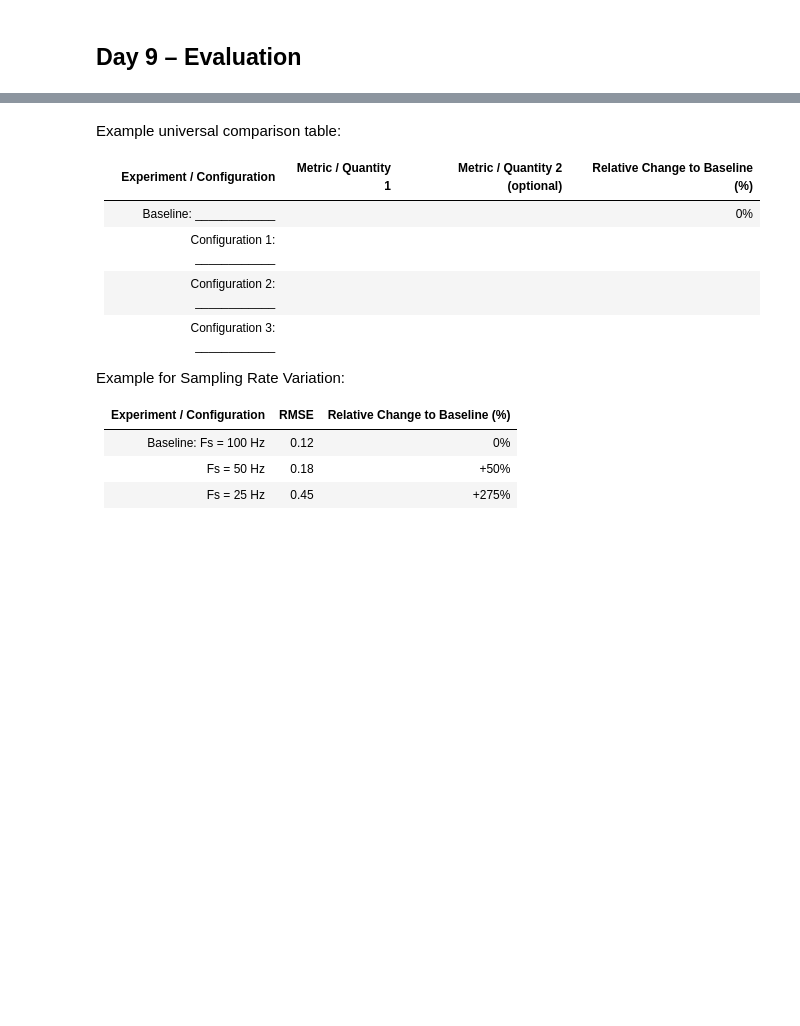
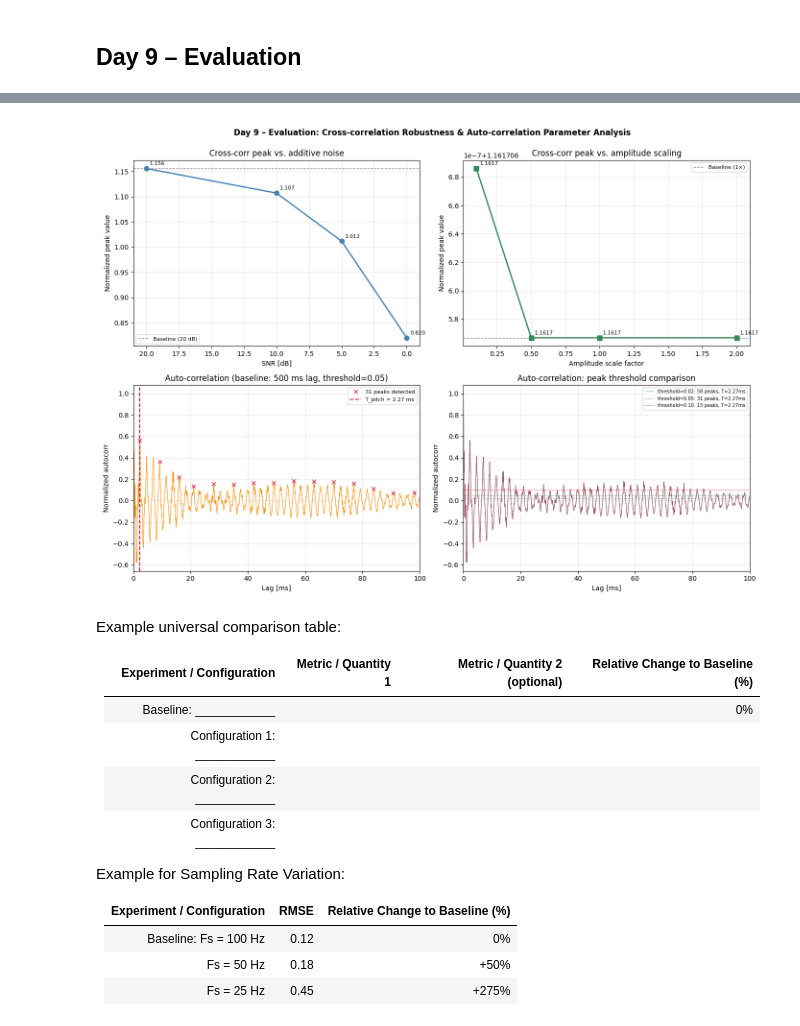
Before and after one commit to Sandra-Senn/gbsv_mc, a Jupyter notebook: mc1/gbsv_mc1.2_correlation_sandra_senn.ipynb, the cells around one changed output, grey strips where cells are left out. Drawn from its saved outputs; the diff is of its cells as text; code cells hidden in the pictures; blank space fills up the shorter version.

```diff
--- a/mc1/gbsv_mc1.2_correlation_sandra_senn.ipynb
+++ b/mc1/gbsv_mc1.2_correlation_sandra_senn.ipynb
@@ -426,5 +517,71 @@ Relative performance change was computed with respect to the baseline configurat
 # %%
-## Placeholder for code-based analysis, quantitative result reporting, and structured comparison using tables and/or graphics.
+#  Visualization
+fig, axes = plt.subplots(2, 2, figsize=(14, 10))
+fig.suptitle('Day 9 – Evaluation: Cross-correlation Robustness & Auto-correlation Parameter Analysis',
+             fontsize=12, fontweight='bold')
+
+# Noise robustness
+ax = axes[0, 0]
+ax.plot(snr_dbs, peak_noise, 'o-', color='steelblue', linewidth=2, markersize=7)
+ax.axhline(y=peak_noise[0], color='gray', linestyle='--', linewidth=1, label='Baseline (20 dB)')
+ax.set_xlabel('SNR [dB]')
+ax.set_ylabel('Normalized peak value')
+ax.set_title('Cross-corr peak vs. additive noise')
+ax.invert_xaxis()
+ax.legend(fontsize=8)
+ax.grid(True, alpha=0.3)
+for x, y in zip(snr_dbs, peak_noise):
+    ax.annotate(f'{y:.3f}', (x, y), textcoords='offset points', xytext=(5,5), fontsize=8)
+
+# Amplitude scaling
+ax = axes[0, 1]
+ax.plot(scales, peak_scale, 's-', color='seagreen', linewidth=2, markersize=7)
+ax.axhline(y=peak_scale[2], color='gray', linestyle='--', linewidth=1, label='Baseline (1×)')
+ax.set_xlabel('Amplitude scale factor')
+ax.set_ylabel('Normalized peak value')
+ax.set_title('Cross-corr peak vs. amplitude scaling')
+ax.legend(fontsize=8)
+ax.grid(True, alpha=0.3)
+for x, y in zip(scales, peak_scale):
+    ax.annotate(f'{y:.4f}', (x, y), textcoords='offset points', xytext=(5,5), fontsize=8)
+
+# Auto-correlation full view
+lags_ms = np.arange(len(autocorr_full[:int(0.5*fs)])) / fs * 1000
+ax = axes[1, 0]
+ax.plot(lags_ms, autocorr_full[:int(0.5*fs)], color='darkorange', linewidth=0.8)
+peaks_base, _ = signal.find_peaks(autocorr_full[:int(0.5*fs)], height=0.05, distance=int(0.005*fs))
+ax.plot(peaks_base/fs*1000, autocorr_full[peaks_base], 'x', color='crimson', markersize=6,
+        label=f'{len(peaks_base)} peaks detected')
+ax.axvline(x=peaks_base[0]/fs*1000 if len(peaks_base)>0 else 0,
+           color='crimson', linestyle='--', linewidth=1.5,
+           label=f'T_pitch = {peaks_base[0]/fs*1000:.2f} ms' if len(peaks_base)>0 else '')
+ax.set_xlabel('Lag [ms]')
+ax.set_ylabel('Normalized autocorr')
+ax.set_title('Auto-correlation (baseline: 500 ms lag, threshold=0.05)')
+ax.set_xlim([0, 100])
+ax.legend(fontsize=8)
+ax.grid(True, alpha=0.3)
+
+# Threshold comparison
+ax = axes[1, 1]
+colors_t = ['steelblue', 'seagreen', 'crimson']
+for (thresh, T, n), col in zip(thresh_results, colors_t):
+    peaks_t, _ = signal.find_peaks(autocorr_full[:int(0.5*fs)],
+                                   height=thresh, distance=int(0.005*fs))
+    ax.plot(lags_ms, autocorr_full[:int(0.5*fs)], color=col, linewidth=0.7, alpha=0.6,
+            label=f'threshold={thresh:.2f}: {len(peaks_t)} peaks, T={T:.2f}ms' if T else f'threshold={thresh:.2f}: no peaks')
+    ax.axhline(y=thresh, color=col, linestyle=':', linewidth=1)
+ax.set_xlabel('Lag [ms]')
+ax.set_ylabel('Normalized autocorr')
+ax.set_title('Auto-correlation: peak threshold comparison')
+ax.set_xlim([0, 100])
+ax.legend(fontsize=7)
+ax.grid(True, alpha=0.3)
+
+plt.tight_layout()
+plt.show()
+# %% [output]
+[figure, added]
 # %% [markdown]
 Example universal comparison table:
 
```
Also changed, not shown: parts of 6 cells of this notebook, 1 other file.
